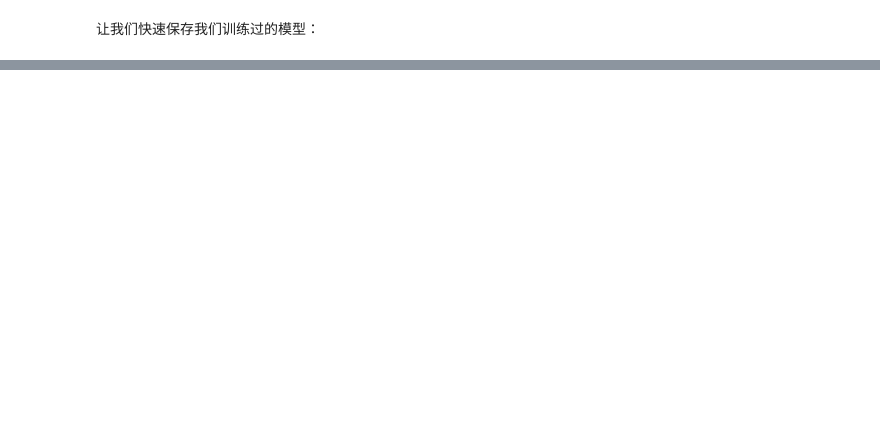
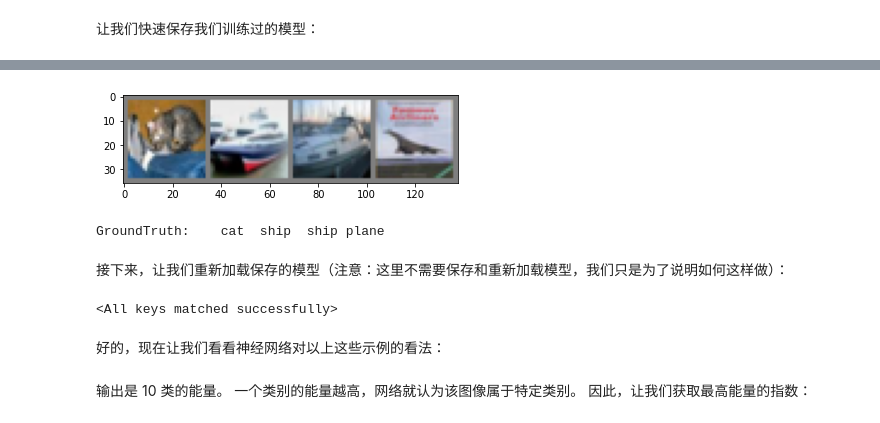
Before and after one commit to KeLes-Coding/My-Path-Of-DeepLearning, a Jupyter notebook: 1/1.4/1.4.训练分类器.ipynb, the cells around one changed output, grey strips where cells are left out. Drawn from its saved outputs; the diff is of its cells as text; code cells hidden in the pictures; blank space fills up the shorter version.

```diff
--- a/1/1.4/1.4.训练分类器.ipynb
+++ b/1/1.4/1.4.训练分类器.ipynb
@@ -51,14 +51,16 @@ transform = transforms.Compose(
     [transforms.ToTensor(),
      transforms.Normalize((0.5, 0.5, 0.5), (0.5, 0.5, 0.5))])
 
+batch_size = 4
+
 trainset = torchvision.datasets.CIFAR10(root='./data', train=True,
                                         download=True, transform=transform)
-trainloader = torch.utils.data.DataLoader(trainset, batch_size=4,
+trainloader = torch.utils.data.DataLoader(trainset, batch_size=batch_size,
                                           shuffle=True, num_workers=2)
 
 testset = torchvision.datasets.CIFAR10(root='./data', train=False,
                                        download=True, transform=transform)
-testloader = torch.utils.data.DataLoader(testset, batch_size=4,
+testloader = torch.utils.data.DataLoader(testset, batch_size=batch_size,
                                          shuffle=False, num_workers=2)
 
 classes = ('plane', 'car', 'bird', 'cat',
@@ -161,0 +189,19 @@ torch.save(net.state_dict(), PATH)
+# %%
+dataiter = iter(testloader)
+images, labels = dataiter.next()
+
+# print images
+imshow(torchvision.utils.make_grid(images))
+print('GroundTruth: ', ' '.join('%5s' % classes[labels[j]] for j in range(4)))
+# %% [output]
+[figure, added]
+GroundTruth:    cat  ship  ship plane
+# %% [markdown]
+接下来，让我们重新加载保存的模型（注意：这里不需要保存和重新加载模型，我们只是为了说明如何这样做）：
+# %%
+net = Net()
+net.load_state_dict(torch.load(PATH))
+# %% [output]
+<All keys matched successfully>
+# %% [markdown]
+好的，现在让我们看看神经网络对以上这些示例的看法：
@@ -161,0 +210,2 @@ torch.save(net.state_dict(), PATH)
+# %% [markdown]
+输出是 10 类的能量。 一个类别的能量越高，网络就认为该图像属于特定类别。 因此，让我们获取最高能量的指数：
```
Also changed, not shown: parts of 16 cells of this notebook.
